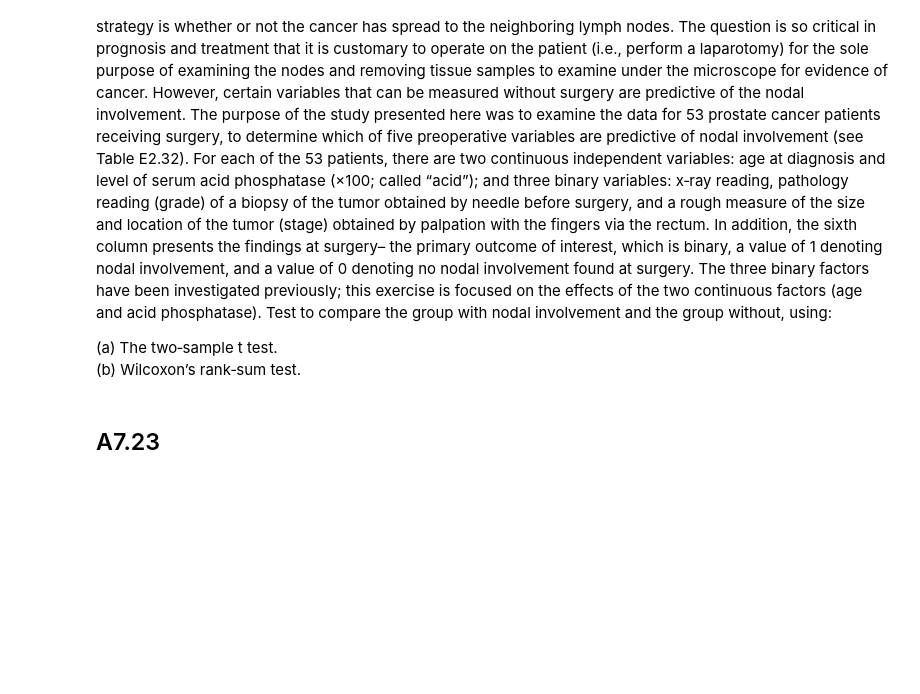
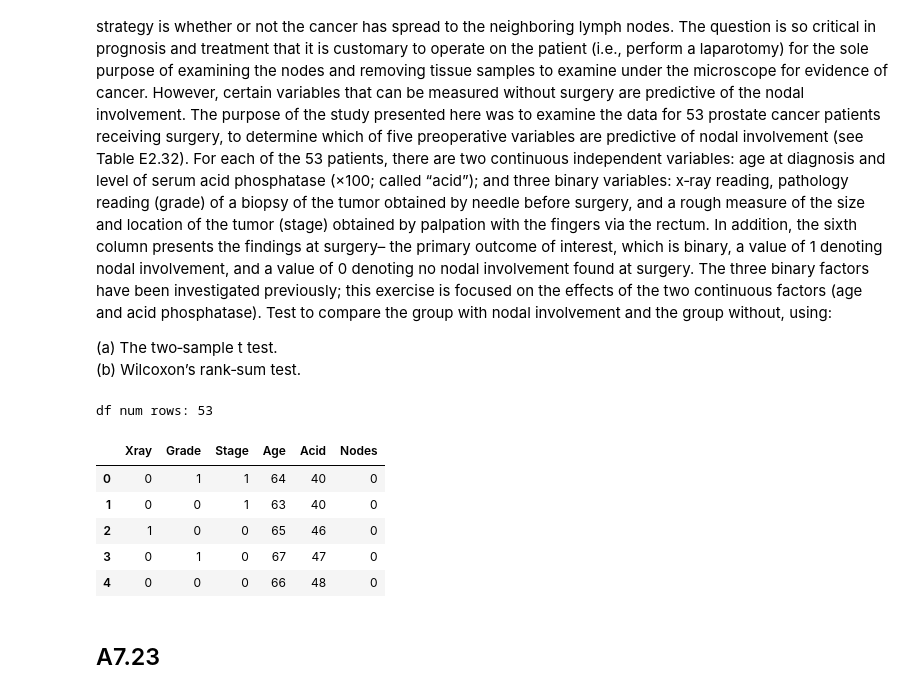
Before and after one commit to jmsdao/intro-biostats-solutions, a Jupyter notebook: Chapter07.ipynb, the cells around one changed output. Saved outputs shown, nothing was run; the diff lists cells and outputs as text; code cells hidden in the pictures; blank space fills up the shorter version.

```diff
--- a/Chapter07.ipynb
+++ b/Chapter07.ipynb
@@ -317,6 +569,19 @@ and the group without, using:
 
 (a) The two‐sample t test.
 (b) Wilcoxon’s rank‐sum test.
+# %%
+df = pd.read_csv('assets/Ch1_Q46_data.txt', sep=' & ', engine='python')
+
+print(f"df num rows: {df.shape[0]}")
+df.head()
+# %% [output]
+df num rows: 53
+|  | Xray | Grade | Stage | Age | Acid | Nodes |
+| 0 | 0 | 1 | 1 | 64 | 40 | 0 |
+| 1 | 0 | 0 | 1 | 63 | 40 | 0 |
+| 2 | 1 | 0 | 0 | 65 | 46 | 0 |
+| 3 | 0 | 1 | 0 | 67 | 47 | 0 |
+| 4 | 0 | 0 | 0 | 66 | 48 | 0 |
 # %% [markdown]
 ## A7.23
 # %% [markdown]
```
Also changed, not shown: parts of 25 cells of this notebook, 1 other file.
